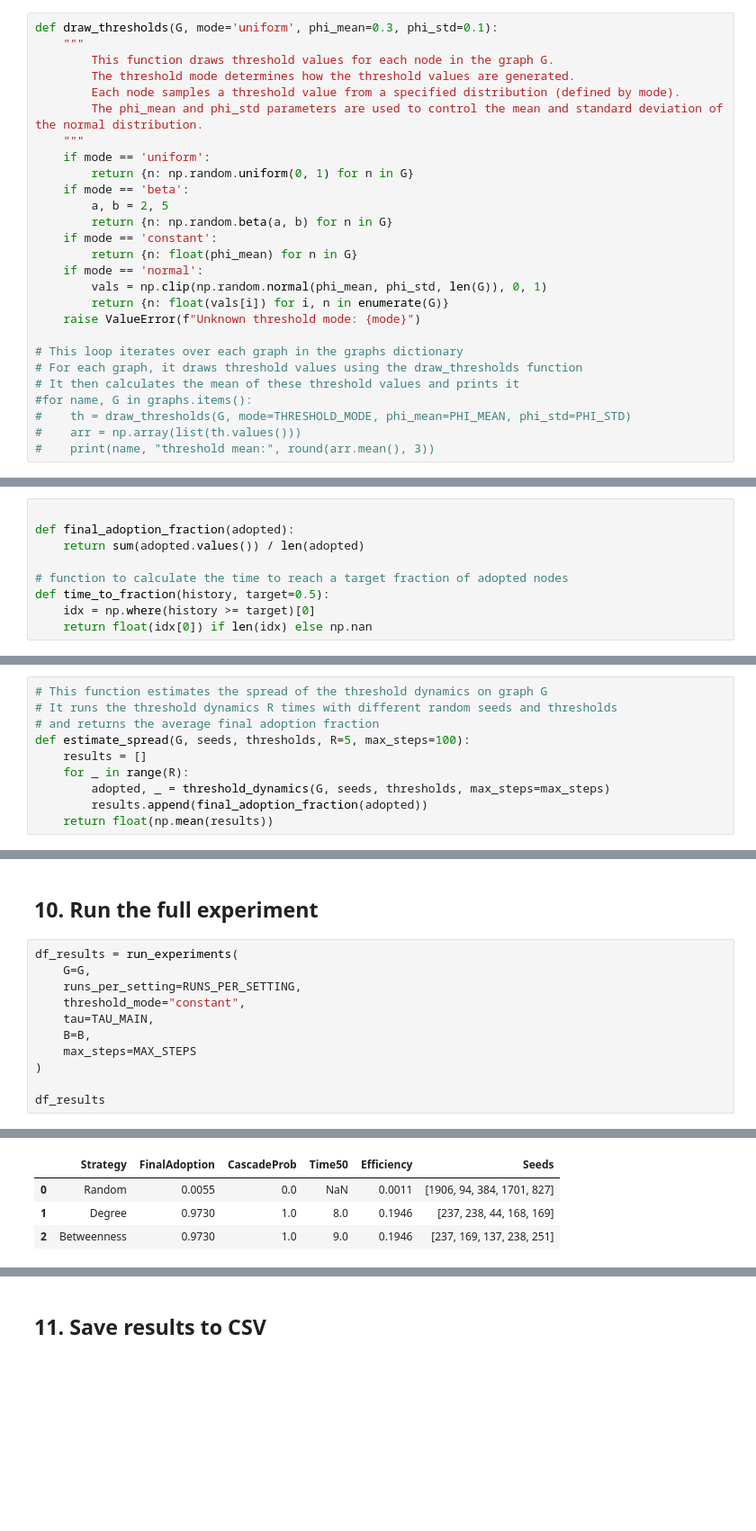
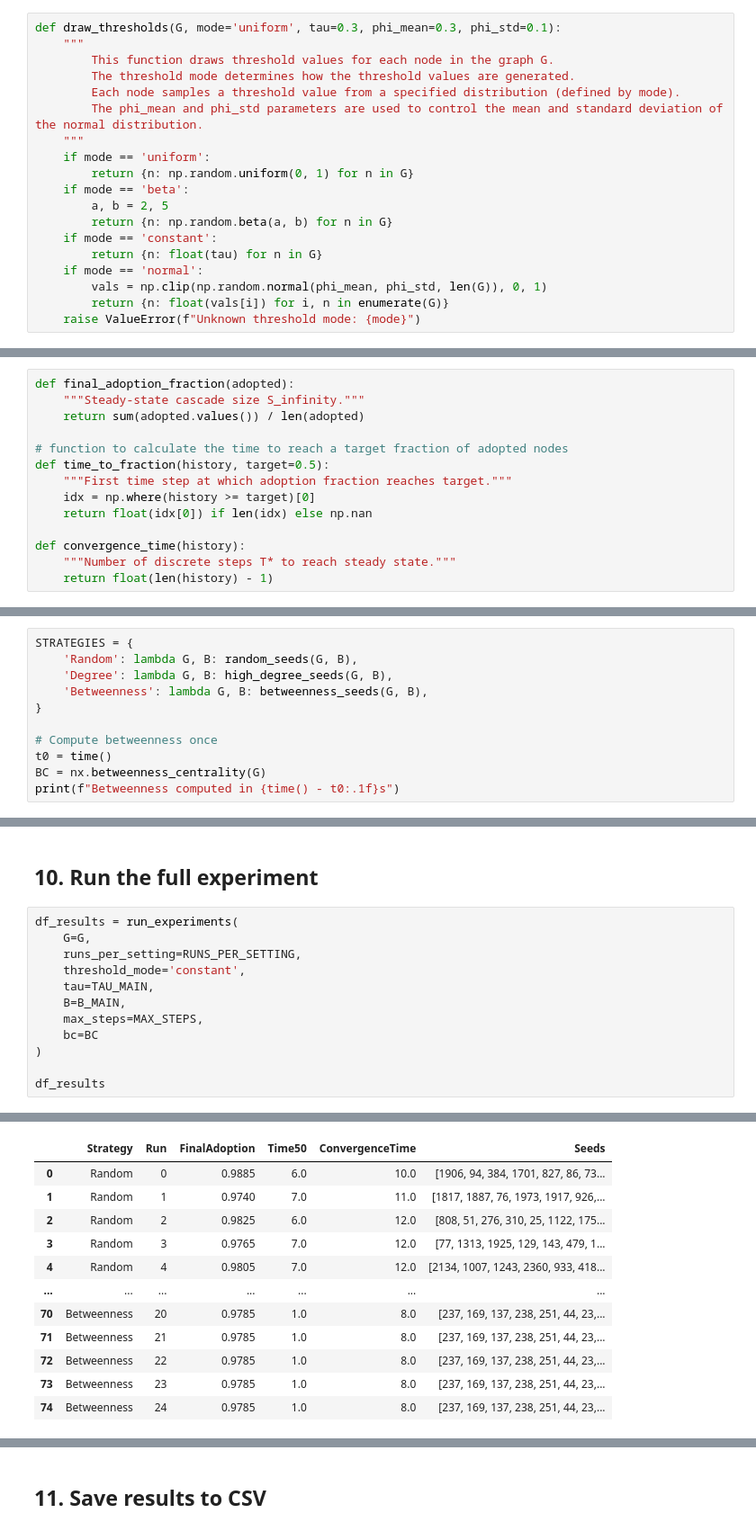
Before and after one commit to betsplie/mbdm, a Jupyter notebook: Assignment 2/Granovetter_Threshold_Experiments_v2_Hamsterster.ipynb, the cells around one changed output, grey strips where cells are left out. Shown at 90% size. Drawn from its saved outputs; the diff is of its cells as text; blank space fills up the shorter version.

```diff
--- a/Assignment 2/Granovetter_Threshold_Experiments_v2_Hamsterster.ipynb
+++ b/Assignment 2/Granovetter_Threshold_Experiments_v2_Hamsterster.ipynb
@@ -69,7 +70,7 @@ LCC: N=2000, M=16098, <k>=16.10
 # %% [markdown]
 ## 4. Threshold Distributions
 # %%
-def draw_thresholds(G, mode='uniform', phi_mean=0.3, phi_std=0.1):
+def draw_thresholds(G, mode='uniform', tau=0.3, phi_mean=0.3, phi_std=0.1):
     """
         This function draws threshold values for each node in the graph G.
         The threshold mode determines how the threshold values are generated.
@@ -82,19 +83,11 @@ def draw_thresholds(G, mode='uniform', phi_mean=0.3, phi_std=0.1):
         a, b = 2, 5
         return {n: np.random.beta(a, b) for n in G}
     if mode == 'constant':
-        return {n: float(phi_mean) for n in G}
+        return {n: float(tau) for n in G}
     if mode == 'normal':
         vals = np.clip(np.random.normal(phi_mean, phi_std, len(G)), 0, 1)
         return {n: float(vals[i]) for i, n in enumerate(G)}
     raise ValueError(f"Unknown threshold mode: {mode}")
-
-# This loop iterates over each graph in the graphs dictionary
-# For each graph, it draws threshold values using the draw_thresholds function
-# It then calculates the mean of these threshold values and prints it
-#for name, G in graphs.items():
-#    th = draw_thresholds(G, mode=THRESHOLD_MODE, phi_mean=PHI_MEAN, phi_std=PHI_STD)
-#    arr = np.array(list(th.values()))
-#    print(name, "threshold mean:", round(arr.mean(), 3))
 # %% [markdown]
 ## 5. Threshold Dynamics
 # %%
@@ -134,14 +127,19 @@ def threshold_dynamics(G, seeds, thresholds, max_steps=100):
 # %% [markdown]
 ## 6. Measurement Utilities
 # %%
-
 def final_adoption_fraction(adopted):
+    """Steady-state cascade size S_infinity."""
     return sum(adopted.values()) / len(adopted)
 
 # function to calculate the time to reach a target fraction of adopted nodes
 def time_to_fraction(history, target=0.5):
+    """First time step at which adoption fraction reaches target."""
     idx = np.where(history >= target)[0]
     return float(idx[0]) if len(idx) else np.nan
+
+def convergence_time(history):
+    """Number of discrete steps T* to reach steady state."""
+    return float(len(history) - 1)
 # %% [markdown]
 ## 7. Seeding Strategies — Heuristics
 # %%
@@ -191,10 +176,11 @@ def kcore_seeds(G, B):
 # %%
-# This function estimates the spread of the threshold dynamics on graph G
-# It runs the threshold dynamics R times with different random seeds and thresholds
-# and returns the average final adoption fraction
-def estimate_spread(G, seeds, thresholds, R=5, max_steps=100):
-    results = []
-    for _ in range(R):
-        adopted, _ = threshold_dynamics(G, seeds, thresholds, max_steps=max_steps)
-        results.append(final_adoption_fraction(adopted))
-    return float(np.mean(results))
+STRATEGIES = {
+    'Random': lambda G, B: random_seeds(G, B),
+    'Degree': lambda G, B: high_degree_seeds(G, B),
+    'Betweenness': lambda G, B: betweenness_seeds(G, B),
+}
+
+# Compute betweenness once
+t0 = time()
+BC = nx.betweenness_centrality(G)
+print(f"Betweenness computed in {time() - t0:.1f}s")
@@ -254,10 +234,11 @@ def run_experiments(G,
 df_results = run_experiments(
     G=G,
     runs_per_setting=RUNS_PER_SETTING,
-    threshold_mode="constant",
+    threshold_mode='constant',
     tau=TAU_MAIN,
-    B=B,
-    max_steps=MAX_STEPS
+    B=B_MAIN,
+    max_steps=MAX_STEPS,
+    bc=BC
 )
 
 df_results
@@ -266,4 +247,12 @@ Completed 3 strategies in 11.2s
-|  | Strategy | FinalAdoption | CascadeProb | Time50 | Efficiency | Seeds |
-| 0 | Random | 0.0055 | 0.0 | NaN | 0.0011 | [1906, 94, 384, 1701, 827] |
-| 1 | Degree | 0.9730 | 1.0 | 8.0 | 0.1946 | [237, 238, 44, 168, 169] |
-| 2 | Betweenness | 0.9730 | 1.0 | 9.0 | 0.1946 | [237, 169, 137, 238, 251] |
+|  | Strategy | Run | FinalAdoption | Time50 | ConvergenceTime | Seeds |
+| 0 | Random | 0 | 0.9885 | 6.0 | 10.0 | [1906, 94, 384, 1701, 827, 86, 73... |
+| 1 | Random | 1 | 0.9740 | 7.0 | 11.0 | [1817, 1887, 76, 1973, 1917, 926,... |
+| 2 | Random | 2 | 0.9825 | 6.0 | 12.0 | [808, 51, 276, 310, 25, 1122, 175... |
+| 3 | Random | 3 | 0.9765 | 7.0 | 12.0 | [77, 1313, 1925, 129, 143, 479, 1... |
+| 4 | Random | 4 | 0.9805 | 7.0 | 12.0 | [2134, 1007, 1243, 2360, 933, 418... |
+| ... | ... | ... | ... | ... | ... | ... |
+| 70 | Betweenness | 20 | 0.9785 | 1.0 | 8.0 | [237, 169, 137, 238, 251, 44, 23,... |
+| 71 | Betweenness | 21 | 0.9785 | 1.0 | 8.0 | [237, 169, 137, 238, 251, 44, 23,... |
+| 72 | Betweenness | 22 | 0.9785 | 1.0 | 8.0 | [237, 169, 137, 238, 251, 44, 23,... |
+| 73 | Betweenness | 23 | 0.9785 | 1.0 | 8.0 | [237, 169, 137, 238, 251, 44, 23,... |
+| 74 | Betweenness | 24 | 0.9785 | 1.0 | 8.0 | [237, 169, 137, 238, 251, 44, 23,... |
```
Also changed, not shown: parts of 20 cells of this notebook, 1 other file.
